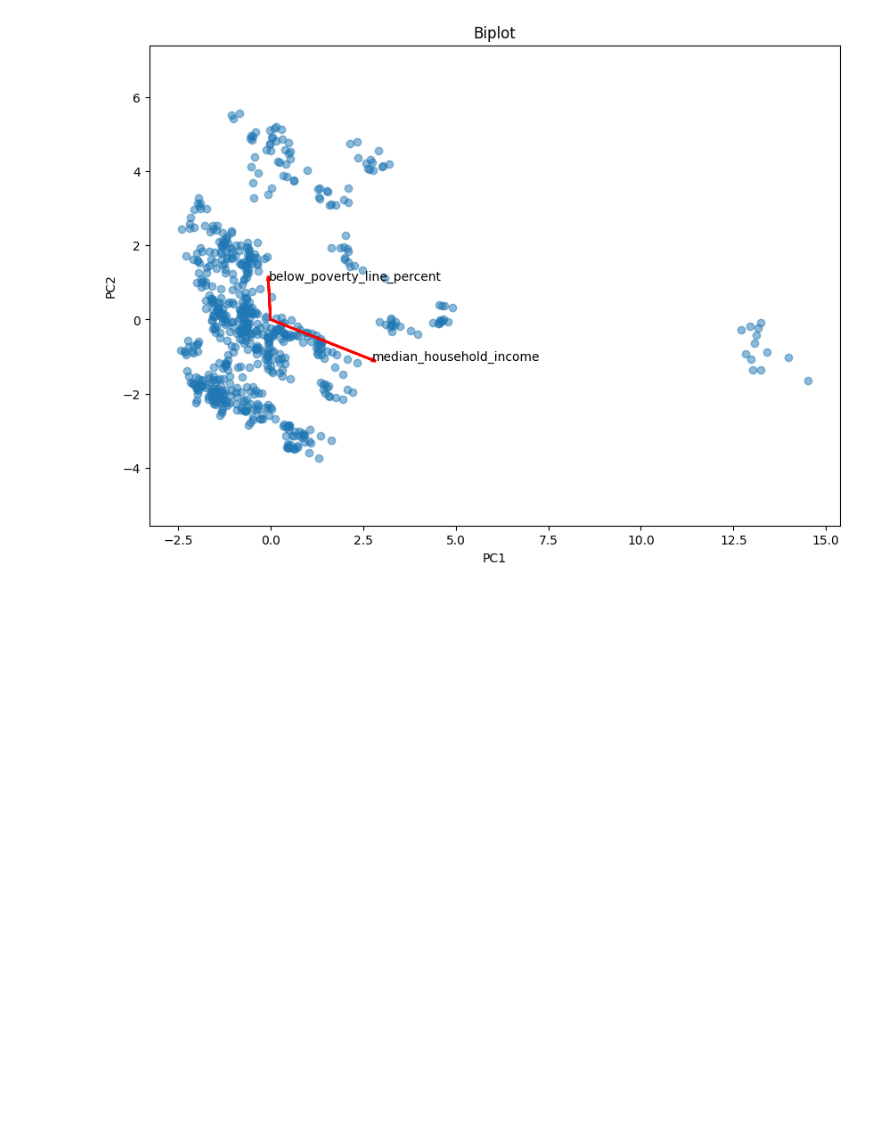
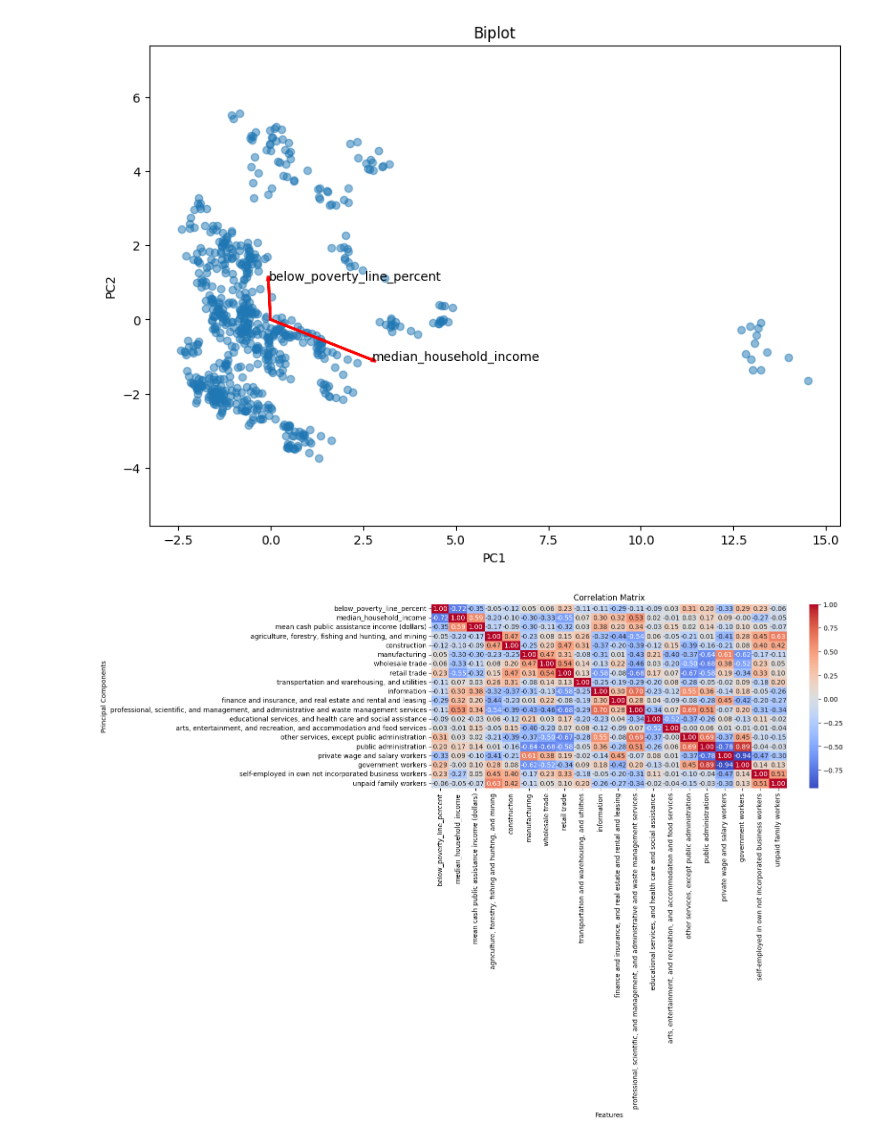
Before and after one commit to SAT-Enjoyers/citadel-datathon, a Jupyter notebook: eda/pca.ipynb, the cells around one changed output. Cells and saved outputs as stored; diff of their text form; code cells hidden in the pictures; blank space fills up the shorter version.

```diff
--- a/eda/pca.ipynb
+++ b/eda/pca.ipynb
@@ -17,6 +17,11 @@ princ_comps = pca.fit_transform(standardised_data)
 
 print(pca.explained_variance_ratio_)
 print(pca.components_)
+
+princ_comps2 = pca.components_
+
+df_princ_comp = pd.DataFrame(princ_comps, columns=[f'PC{i+1}' for i in range(princ_comps.shape[1])])
+df_princ_comp.to_csv('../udataset/principle_components.csv', index=False)
 
 plt.figure(figsize=(12, 5))  # You can adjust the size as needed
 sns.heatmap(pca.components_, cmap='coolwarm', annot=True, fmt=".2f")
@@ -45,5 +50,14 @@ plt.ylabel('PC2')
 plt.title('Biplot')
 plt.axis('equal')
 plt.show()
+
+plt.figure(figsize=(12, 5))  # You can adjust the size as needed
+corr_mat = df_numeric.corr()
+sns.heatmap(corr_mat, cmap='coolwarm', annot=True, fmt=".2f")
+plt.title('Correlation Matrix')
+plt.ylabel('Principal Components')
+plt.xlabel('Features')
+plt.tight_layout()
+plt.show()
 # %% [output]
 [0.27239153 0.20434714 0.11846934 0.08557809 0.07159153]
@@ -66,3 +80,4 @@ plt.show()
 [figure]
 [figure]
 [figure]
+[figure, added]
```
Also changed, not shown: parts of 1 cell of this notebook.
